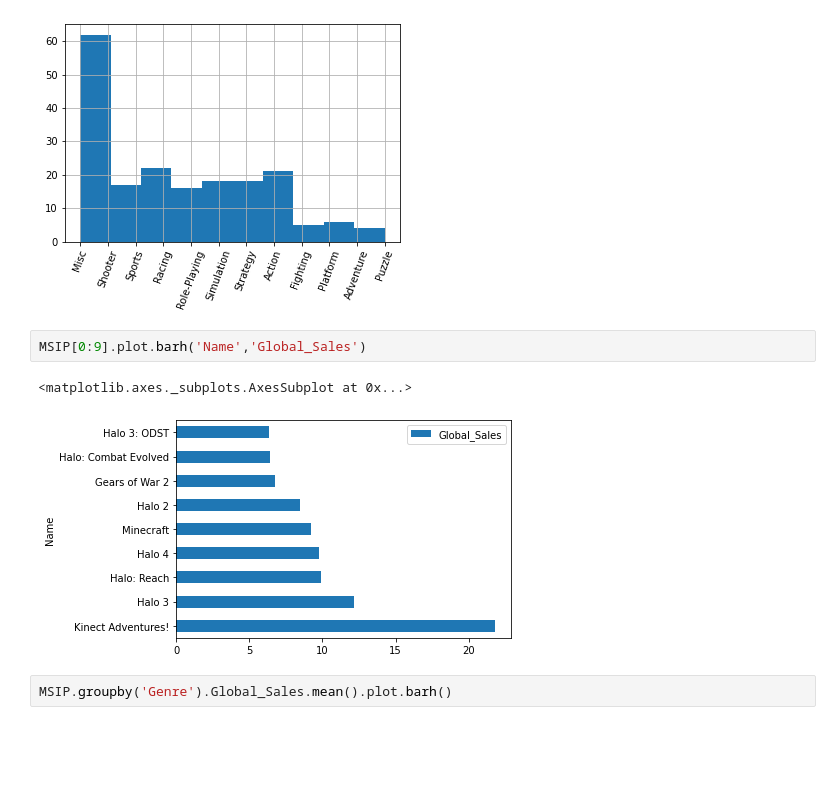
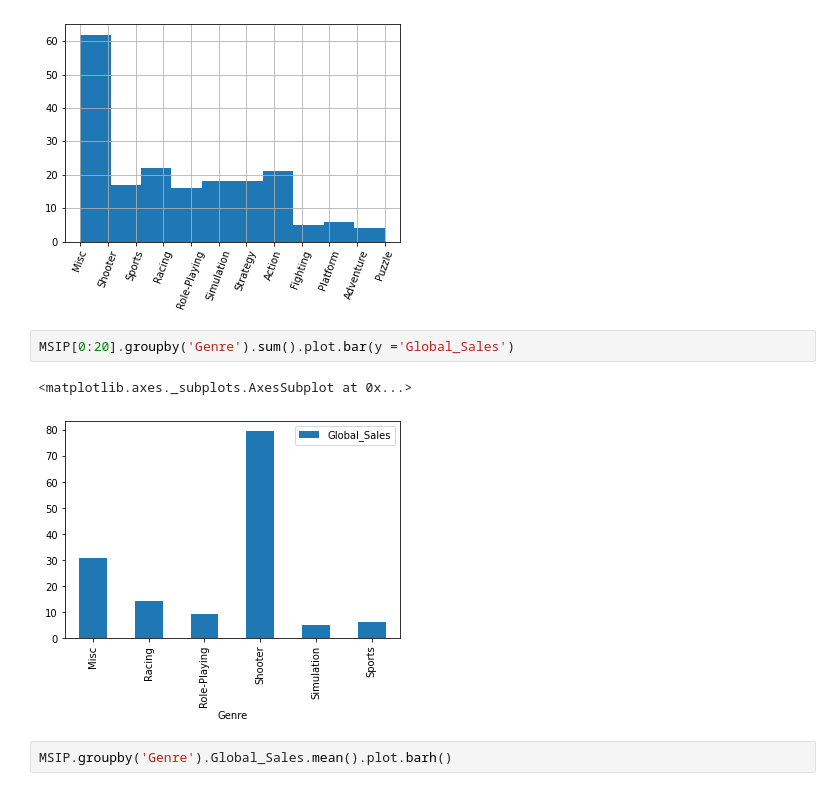
Before and after one commit to ykfarhan/state-of-box-office-analysis, a Jupyter notebook: Amir Data Cleaning.ipynb, the cells around one changed output. Cells and saved outputs as stored; diff of their text form; blank space fills up the shorter version.

Commit message:
added a few graphs and implemeted movie genres properly

```diff
--- a/Amir Data Cleaning.ipynb
+++ b/Amir Data Cleaning.ipynb
@@ -200,10 +215,10 @@ MSIP['Genre'].hist(xrot = 70)
 <matplotlib.axes._subplots.AxesSubplot at 0x...>
 [figure]
 # %%
-MSIP[0:9].plot.barh('Name','Global_Sales')
+MSIP[0:20].groupby('Genre').sum().plot.bar(y ='Global_Sales')
 # %% [output]
 <matplotlib.axes._subplots.AxesSubplot at 0x...>
-[figure, old version]
+[figure, new version]
 # %%
 MSIP.groupby('Genre').Global_Sales.mean().plot.barh()
 # %% [output]
```
Also changed, not shown: parts of 15 cells of this notebook, 1 other file.
